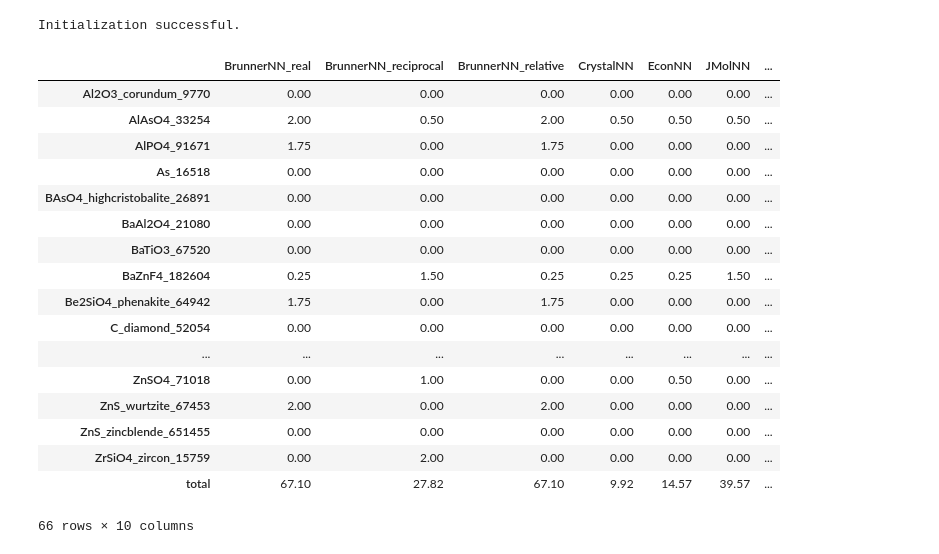
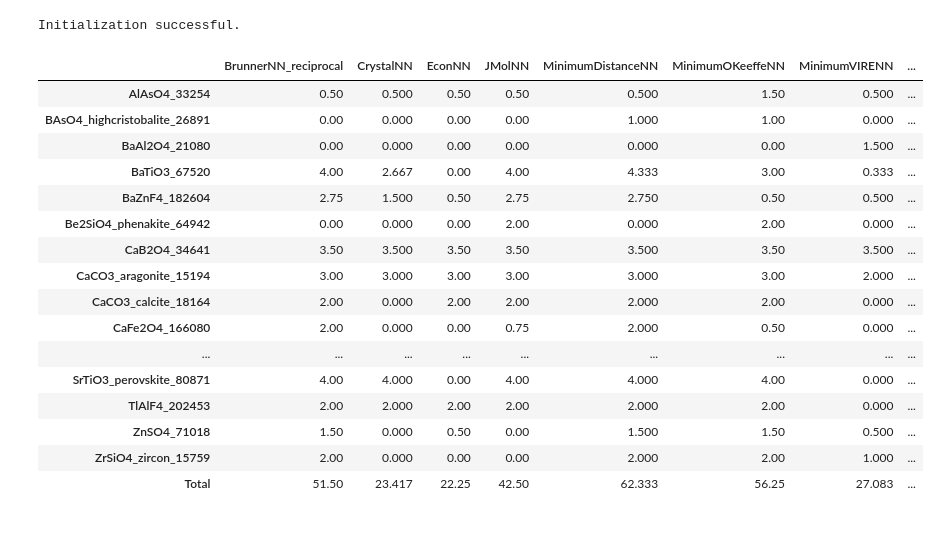
Before and after one commit to hackingmaterials/materials-coord, a Jupyter notebook: examples/all_interactions.ipynb, the cells around one changed output. Saved outputs shown, nothing was run; the diff lists cells and outputs as text; code cells hidden in the pictures.

```diff
--- a/examples/all_interactions.ipynb
+++ b/examples/all_interactions.ipynb
@@ -7,16 +7,16 @@ from pymatgen.analysis.local_env import BrunnerNN_reciprocal, BrunnerNN_relative
                                         VoronoiNN, VoronoiNN_modified, CrystalNN
 from materialscoord.core import Benchmark, HumanInterpreter, NbFuncs
 
-methods = [BrunnerNN_reciprocal(), BrunnerNN_relative(), BrunnerNN_real(),
-           EconNN(), JMolNN(), MinimumDistanceNN(), MinimumOKeeffeNN(),
-           VoronoiNN(), VoronoiNN_modified(), CrystalNN(), HumanInterpreter()]
-structure_groups = ["A2BX4", "ABX3", "ABX4", "common_binaries", "elemental", "laves", "mixed", "zeolites"]
+methods = [BrunnerNN_reciprocal(), EconNN(), JMolNN(), MinimumDistanceNN(), MinimumOKeeffeNN(), MinimumVIRENN(),
+           VoronoiNN(tol=0.5), CrystalNN(), HumanInterpreter()]
+#structure_groups = ["A2BX4", "ABX3", "ABX4", "common_binaries", "elemental"]
+structure_groups = ["A2BX4", "ABX3", "ABX4"]
 
 cat_bm = Benchmark(methods=methods, structure_groups=structure_groups, unique_sites=True,
                use_weights=False, cation_anion=True, anion_cation=False)
 cat_bm.benchmark()
 
-report = cat_bm.report(totals=False, separate_columns=True)
+report = cat_bm.report()
 report
 
 cat_nbf = NbFuncs(cat_bm)
@@ -48,35 +47,34 @@ Initialization successful.
 # %%
 an_bm = Benchmark(methods=methods, structure_groups=structure_groups, unique_sites=True,
                use_weights=False, cation_anion=False, anion_cation=True)
 an_bm.benchmark()
 
-report = an_bm.report(totals=False, separate_columns=True)
+report = an_bm.report()
 report
 
 an_nbf = NbFuncs(an_bm)
 an = an_nbf.final()
 an = an.fillna(0)
 an
 # %% [output]
 Initialization successful.
-|  | BrunnerNN_real | BrunnerNN_reciprocal | BrunnerNN_relative | CrystalNN | EconNN | JMolNN | ... |
-| Al2O3_corundum_9770 | 0.00 | 0.00 | 0.00 | 0.00 | 0.00 | 0.00 | ... |
-| AlAsO4_33254 | 2.00 | 0.50 | 2.00 | 0.50 | 0.50 | 0.50 | ... |
-| AlPO4_91671 | 1.75 | 0.00 | 1.75 | 0.00 | 0.00 | 0.00 | ... |
-| As_16518 | 0.00 | 0.00 | 0.00 | 0.00 | 0.00 | 0.00 | ... |
-| BAsO4_highcristobalite_26891 | 0.00 | 0.00 | 0.00 | 0.00 | 0.00 | 0.00 | ... |
-| BaAl2O4_21080 | 0.00 | 0.00 | 0.00 | 0.00 | 0.00 | 0.00 | ... |
-| BaTiO3_67520 | 0.00 | 0.00 | 0.00 | 0.00 | 0.00 | 0.00 | ... |
-| BaZnF4_182604 | 0.25 | 1.50 | 0.25 | 0.25 | 0.25 | 1.50 | ... |
-| Be2SiO4_phenakite_64942 | 1.75 | 0.00 | 1.75 | 0.00 | 0.00 | 0.00 | ... |
-| C_diamond_52054 | 0.00 | 0.00 | 0.00 | 0.00 | 0.00 | 0.00 | ... |
-| ... | ... | ... | ... | ... | ... | ... | ... |
-| ZnSO4_71018 | 0.00 | 1.00 | 0.00 | 0.00 | 0.50 | 0.00 | ... |
-| ZnS_wurtzite_67453 | 2.00 | 0.00 | 2.00 | 0.00 | 0.00 | 0.00 | ... |
-| ZnS_zincblende_651455 | 0.00 | 0.00 | 0.00 | 0.00 | 0.00 | 0.00 | ... |
-| ZrSiO4_zircon_15759 | 0.00 | 2.00 | 0.00 | 0.00 | 0.00 | 0.00 | ... |
-| total | 67.10 | 27.82 | 67.10 | 9.92 | 14.57 | 39.57 | ... |
+|  | BrunnerNN_reciprocal | CrystalNN | EconNN | JMolNN | MinimumDistanceNN | MinimumOKeeffeNN | MinimumVIRENN | ... |
+| AlAsO4_33254 | 0.50 | 0.500 | 0.50 | 0.50 | 0.500 | 1.50 | 0.500 | ... |
+| BAsO4_highcristobalite_26891 | 0.00 | 0.000 | 0.00 | 0.00 | 1.000 | 1.00 | 0.000 | ... |
+| BaAl2O4_21080 | 0.00 | 0.000 | 0.00 | 0.00 | 0.000 | 0.00 | 1.500 | ... |
+| BaTiO3_67520 | 4.00 | 2.667 | 0.00 | 4.00 | 4.333 | 3.00 | 0.333 | ... |
+| BaZnF4_182604 | 2.75 | 1.500 | 0.50 | 2.75 | 2.750 | 0.50 | 0.500 | ... |
+| Be2SiO4_phenakite_64942 | 0.00 | 0.000 | 0.00 | 2.00 | 0.000 | 2.00 | 0.000 | ... |
+| CaB2O4_34641 | 3.50 | 3.500 | 3.50 | 3.50 | 3.500 | 3.50 | 3.500 | ... |
+| CaCO3_aragonite_15194 | 3.00 | 3.000 | 3.00 | 3.00 | 3.000 | 3.00 | 2.000 | ... |
+| CaCO3_calcite_18164 | 2.00 | 0.000 | 2.00 | 2.00 | 2.000 | 2.00 | 0.000 | ... |
+| CaFe2O4_166080 | 2.00 | 0.000 | 0.00 | 0.75 | 2.000 | 0.50 | 0.000 | ... |
+| ... | ... | ... | ... | ... | ... | ... | ... | ... |
+| SrTiO3_perovskite_80871 | 4.00 | 4.000 | 0.00 | 4.00 | 4.000 | 4.00 | 0.000 | ... |
+| TlAlF4_202453 | 2.00 | 2.000 | 2.00 | 2.00 | 2.000 | 2.00 | 0.000 | ... |
+| ZnSO4_71018 | 1.50 | 0.000 | 0.50 | 0.00 | 1.500 | 1.50 | 0.500 | ... |
+| ZrSiO4_zircon_15759 | 2.00 | 0.000 | 0.00 | 0.00 | 2.000 | 2.00 | 1.000 | ... |
+| Total | 51.50 | 23.417 | 22.25 | 42.50 | 62.333 | 56.25 | 27.083 | ... |
-66 rows × 10 columns
 # %%
 df = cat.add(an)
 df
```
Also changed, not shown: parts of 3 cells of this notebook, 28 other files.
